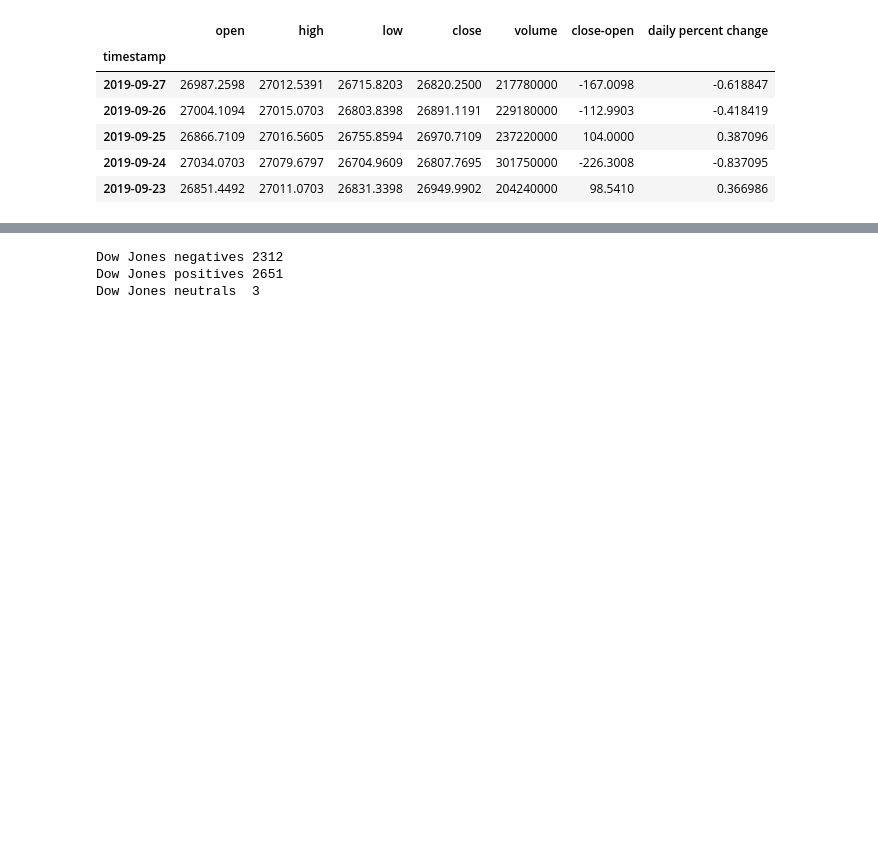
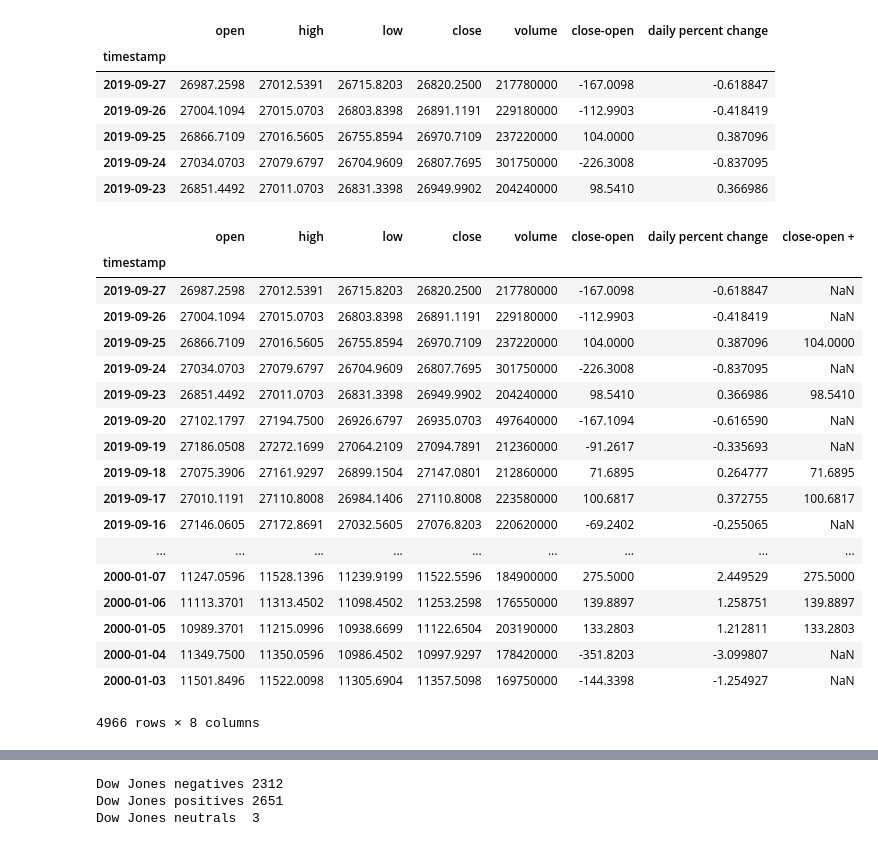
Before and after one commit to 123bmoney0/Project-1---Brute-Force, a Jupyter notebook: Project 1 Brute Force continuing code.ipynb, the cells around one changed output, grey strips where cells are left out. Drawn from its saved outputs; the diff is of its cells as text; code cells hidden in the pictures; blank space fills up the shorter version.

```diff
--- a/Project 1 Brute Force continuing code.ipynb
+++ b/Project 1 Brute Force continuing code.ipynb
@@ -93,6 +86,29 @@ dow_jones_close_no_index.head()
 | 2019-09-25 | 26866.7109 | 27016.5605 | 26755.8594 | 26970.7109 | 237220000 | 104.0000 | 0.387096 |
 | 2019-09-24 | 27034.0703 | 27079.6797 | 26704.9609 | 26807.7695 | 301750000 | -226.3008 | -0.837095 |
 | 2019-09-23 | 26851.4492 | 27011.0703 | 26831.3398 | 26949.9902 | 204240000 | 98.5410 | 0.366986 |
+# %%
+dow_jones_close_no_index['close-open +']=dow_jones_close_no_index['close-open'].where(dow_jones_close_no_index['close-open']>0).apply(np.mean)
+dow_jones_close_no_index
+# %% [output]
+|  | open | high | low | close | volume | close-open | daily percent change | close-open + |
+| timestamp |  |  |  |  |  |  |  |  |
+| 2019-09-27 | 26987.2598 | 27012.5391 | 26715.8203 | 26820.2500 | 217780000 | -167.0098 | -0.618847 | NaN |
+| 2019-09-26 | 27004.1094 | 27015.0703 | 26803.8398 | 26891.1191 | 229180000 | -112.9903 | -0.418419 | NaN |
+| 2019-09-25 | 26866.7109 | 27016.5605 | 26755.8594 | 26970.7109 | 237220000 | 104.0000 | 0.387096 | 104.0000 |
+| 2019-09-24 | 27034.0703 | 27079.6797 | 26704.9609 | 26807.7695 | 301750000 | -226.3008 | -0.837095 | NaN |
+| 2019-09-23 | 26851.4492 | 27011.0703 | 26831.3398 | 26949.9902 | 204240000 | 98.5410 | 0.366986 | 98.5410 |
+| 2019-09-20 | 27102.1797 | 27194.7500 | 26926.6797 | 26935.0703 | 497640000 | -167.1094 | -0.616590 | NaN |
+| 2019-09-19 | 27186.0508 | 27272.1699 | 27064.2109 | 27094.7891 | 212360000 | -91.2617 | -0.335693 | NaN |
+| 2019-09-18 | 27075.3906 | 27161.9297 | 26899.1504 | 27147.0801 | 212860000 | 71.6895 | 0.264777 | 71.6895 |
+| 2019-09-17 | 27010.1191 | 27110.8008 | 26984.1406 | 27110.8008 | 223580000 | 100.6817 | 0.372755 | 100.6817 |
+| 2019-09-16 | 27146.0605 | 27172.8691 | 27032.5605 | 27076.8203 | 220620000 | -69.2402 | -0.255065 | NaN |
+| ... | ... | ... | ... | ... | ... | ... | ... | ... |
+| 2000-01-07 | 11247.0596 | 11528.1396 | 11239.9199 | 11522.5596 | 184900000 | 275.5000 | 2.449529 | 275.5000 |
+| 2000-01-06 | 11113.3701 | 11313.4502 | 11098.4502 | 11253.2598 | 176550000 | 139.8897 | 1.258751 | 139.8897 |
+| 2000-01-05 | 10989.3701 | 11215.0996 | 10938.6699 | 11122.6504 | 203190000 | 133.2803 | 1.212811 | 133.2803 |
+| 2000-01-04 | 11349.7500 | 11350.0596 | 10986.4502 | 10997.9297 | 178420000 | -351.8203 | -3.099807 | NaN |
+| 2000-01-03 | 11501.8496 | 11522.0098 | 11305.6904 | 11357.5098 | 169750000 | -144.3398 | -1.254927 | NaN |
+4966 rows × 8 columns
 # %%
 #check that close-open are now float numbers vs. string
 #b = dow_jones_close['timestamp'][0] - dow_jones_close['timestamp'][1]
```
Also changed, not shown: parts of 6 cells of this notebook.
